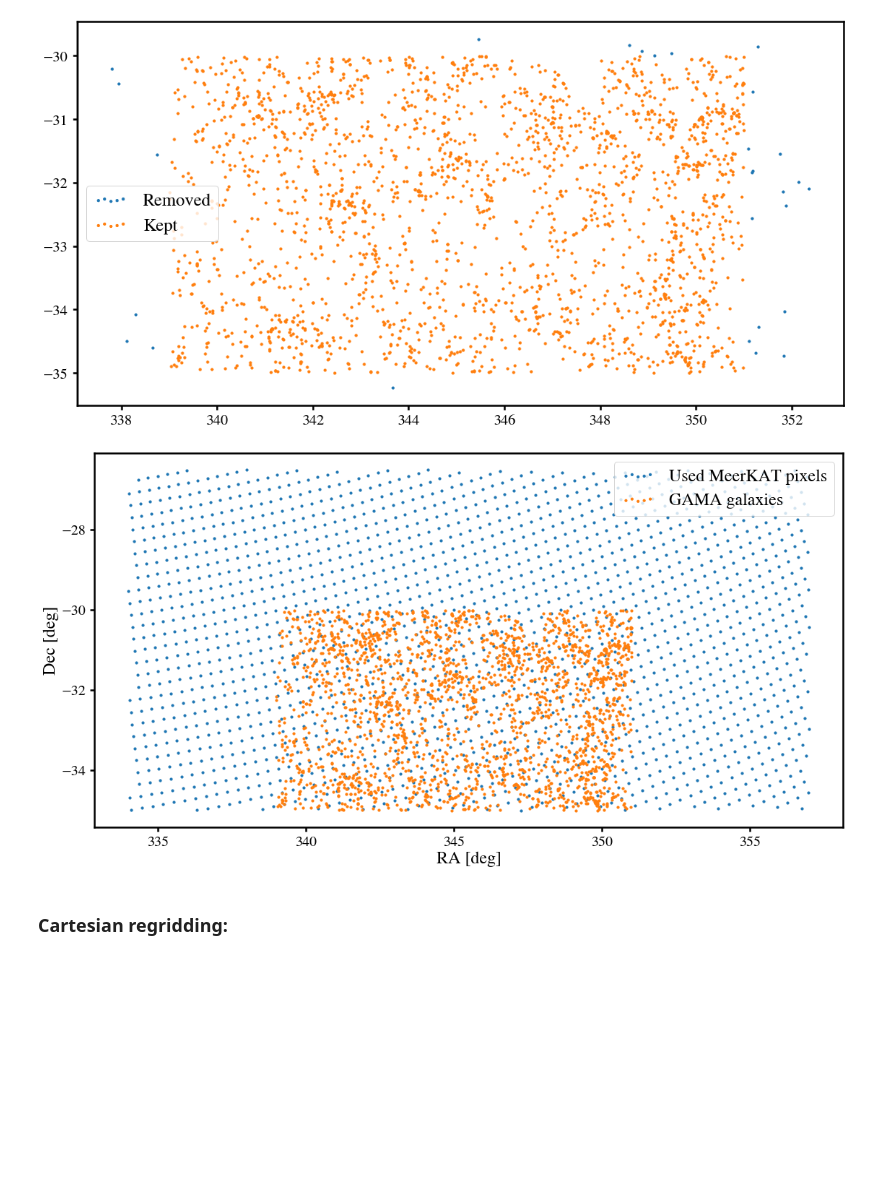
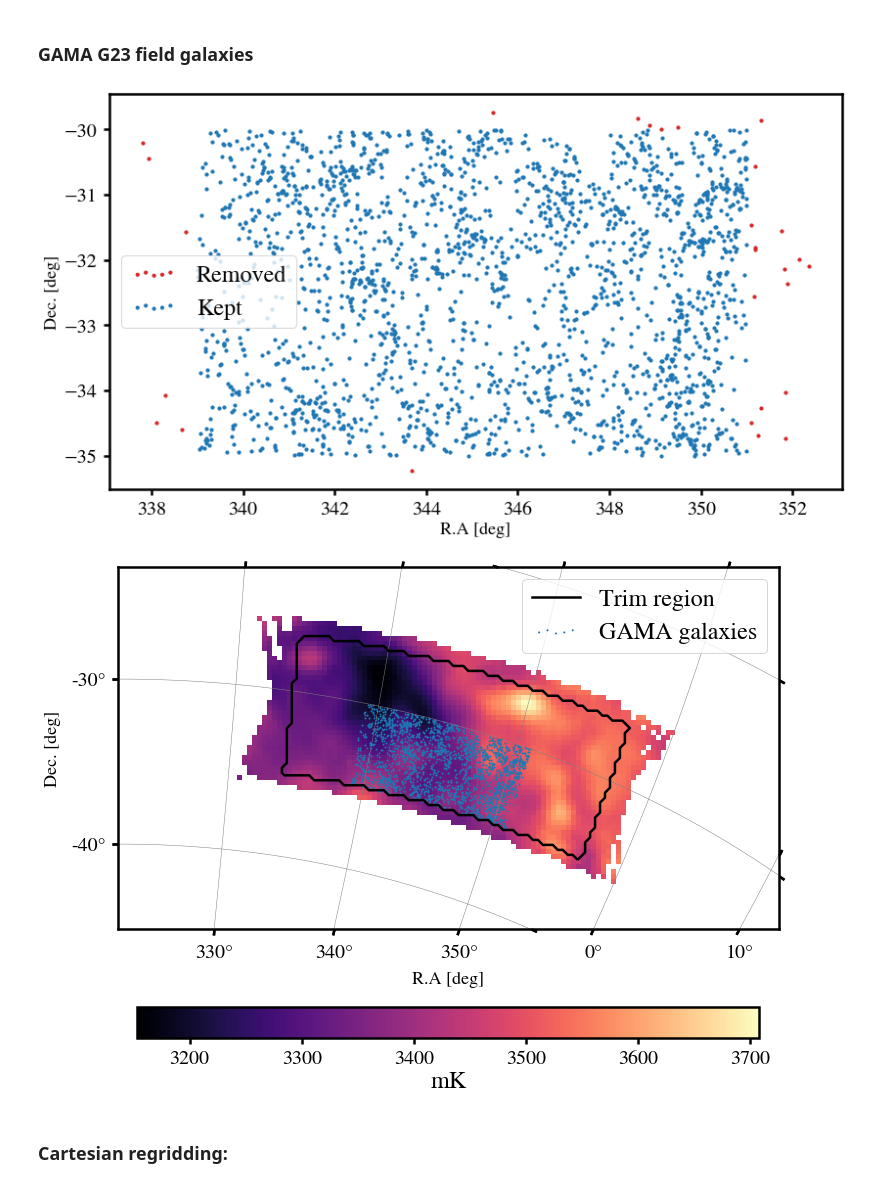
Before and after one commit to meerklass/meerpower, a Jupyter notebook: 2021Lband/gama/gama_cross.ipynb, the cells around one changed output. Drawn from its saved outputs; the diff is of its cells as text; code cells hidden in the pictures; blank space fills up the shorter version.

Commit message:
GAMA cross update with TF and errors

```diff
--- a/2021Lband/gama/gama_cross.ipynb
+++ b/2021Lband/gama/gama_cross.ipynb
@@ -40,12 +40,17 @@ MKmap,w_HI,W_HI,counts_HI = Init.FilterIncompleteLoS(MKmap,w_HI,W_HI,counts_HI)
 ### Trim map edges (can fine-tune boarders if needed):
 raminMK,ramaxMK = 334,357
 decminMK,decmaxMK = -35,-26.5
+### Before trimming map, show contour of trimmed area:
+MKmap_untrim,W_HI_untrim = np.copy(MKmap),np.copy(W_HI)
+plot.Map(MKmap_untrim,W=W_HI_untrim,map_ra=ra,map_dec=dec,wproj=wproj,title='MeerKAT',cbarshrink=0.6)
 MKmap,w_HI,W_HI,counts_HI = Init.MapTrim(ra,dec,MKmap,w_HI,W_HI,counts_HI,ramin=raminMK,ramax=ramaxMK,decmin=decminMK,decmax=decmaxMK)
+contours = plt.contour(W_HI[:,:,0].T, levels=[0.5], colors='black')
+plt.show()
 
 ### Use counts map as weights:
 w_HI = counts_HI # Not factorised along LoS so will add rank if used in foreground cleaning in current form
 
-plot.Map(MKmap,W=W_HI,map_ra=ra,map_dec=dec,wproj=wproj,title='MeerKAT')
-plot.Map(counts_HI,W=W_HI,map_ra=ra,map_dec=dec,wproj=wproj,title='Counts')
+plot.Map(MKmap,W=W_HI,map_ra=ra,map_dec=dec,wproj=wproj,title='MeerKAT Trimmed',cbarshrink=0.6)
+plot.Map(counts_HI,W=W_HI,map_ra=ra,map_dec=dec,wproj=wproj,title='Counts (using as weights)',cbarshrink=0.6)
 plt.show()
 # %% [output]
@@ -54,5 +60,7 @@ plt.show()
+# %% [markdown]
+### GAMA G23 field galaxies
 # %%
-# Read-in GAMA G-23 field galaxies:
+# Read-in GAMA galaxies:
 from astropy.io import fits
 Fits = '/idia/projects/hi_im/GAMA_DR4/G23TilingCatv11.fits'
 hdu = fits.open(Fits)
@@ -62,54 +70,51 @@ ra_g = hdu[1].data['RA'] # Right ascension (J2000) [deg]
 dec_g = hdu[1].data['DEC'] # Declination (J2000) [deg]
 z_g = hdu[1].data['Z'] # Spectroscopic redshift, -1 for none attempted
 
 ### Cut redshift to MeerKAT IM range:
 zmin,zmax = HItools.Freq2Red(np.max(nu)),HItools.Freq2Red(np.min(nu))
 z_Lband = (z_g>zmin) & (z_g<zmax)
 ra_g = ra_g[z_Lband]
 dec_g = dec_g[z_Lband]
 z_g = z_g[z_Lband]
 
 ### Remove galaxies outside bulk GAMA footprint so they don't bias the simple binary selection function
 raminGAMA,ramaxGAMA = 339,351
 decminGAMA,decmaxGAMA = -35,-30
 GAMAcutmask = (ra_g>raminGAMA) & (ra_g<ramaxGAMA) & (dec_g>decminGAMA) & (dec_g<decmaxGAMA)
-plt.scatter(ra_g[~GAMAcutmask],dec_g[~GAMAcutmask],s=10,label='Removed')
+plt.figure(figsize=(13,7))
+plt.scatter(ra_g[~GAMAcutmask],dec_g[~GAMAcutmask],s=10,label='Removed',color='tab:red')
 ra_g,dec_g,z_g = ra_g[GAMAcutmask],dec_g[GAMAcutmask],z_g[GAMAcutmask]
-plt.scatter(ra_g,dec_g,s=10,label='Kept')
+plt.scatter(ra_g,dec_g,s=10,label='Kept',color='tab:blue')
+plt.xlabel('R.A [deg]',fontsize=18)
+plt.ylabel('Dec. [deg]',fontsize=18)
 plt.legend()
 plt.show()
 
 ### For null testing:
 #np.random.shuffle(z_g)
 
-#### WHY ISN'T THIS PLOT WORKING - ASK JINGYING! ##########
-'''
-#plot.Map(MKmap,W=W_HI,map_ra=map_ra,map_dec=map_dec,wproj=wproj,title='MeerKAT')
-#plt.show()
+### Plot MK map with overlaid GAMA galaxies:
 plt.subplot(projection=wproj)
 ax = plt.gca()
 lon = ax.coords[0]
 lat = ax.coords[1]
 lon.set_major_formatter('d')
-lon.set_ticks_position('b')
-lat.set_ticks_position('l')
 plt.grid(True, color='grey', ls='solid',lw=0.5)
-#plt.scatter(ra_g,dec_g)
-plt.imshow(np.mean(MKmap,2).T)
-plt.plot(ra_g,dec_g)
-plt.show()
-'''
-####################################################################################################
-
-plt.scatter(ra[W_HI[:,:,0]==1],dec[W_HI[:,:,0]==1],s=10,label='Used MeerKAT pixels')
-plt.scatter(ra_g,dec_g,s=10,label='GAMA galaxies')
-plt.xlabel('RA [deg]')
-plt.ylabel('Dec [deg]')
+img = np.mean(MKmap_untrim,2)
+img[W_HI_untrim[:,:,0]==0] = np.nan
+plt.imshow(img.T)
+cbar = plt.colorbar(orientation='horizontal',shrink=0.6)
+cbar.set_label('mK')
+contours = plt.contour(W_HI[:,:,0].T, levels=[0.5], colors='black')
+plt.plot(np.nan,np.nan,color='black',label='Trim region') # dummy line for contour legend label
+plt.scatter(ra_g,dec_g,transform=ax.get_transform('world'),s=1,label='GAMA galaxies',color='tab:blue')
+plt.xlabel('R.A [deg]',fontsize=18)
+plt.ylabel('Dec. [deg]',fontsize=18)
 plt.legend()
 plt.show()
 # %% [output]
-[figure, old version]
+[figure, new version]
-[figure, old version]
+[figure, new version]
 # %% [markdown]
 ### Cartesian regridding:
 # %%
```
Also changed, not shown: parts of 12 cells of this notebook, 16 other files.
